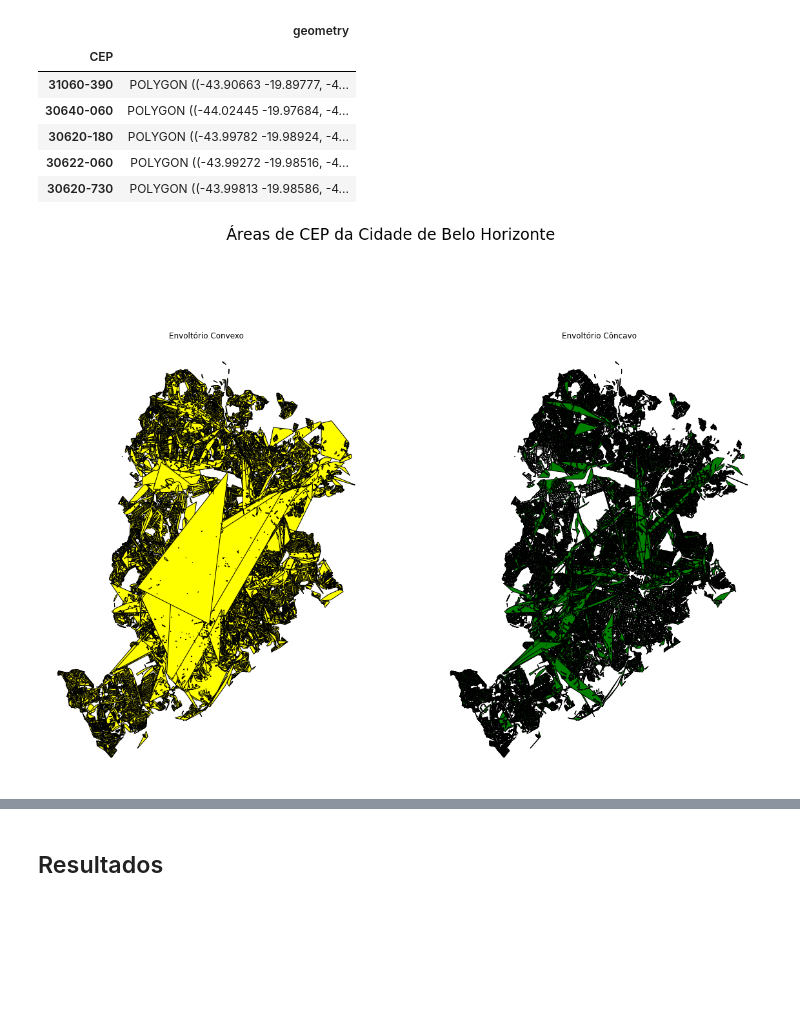
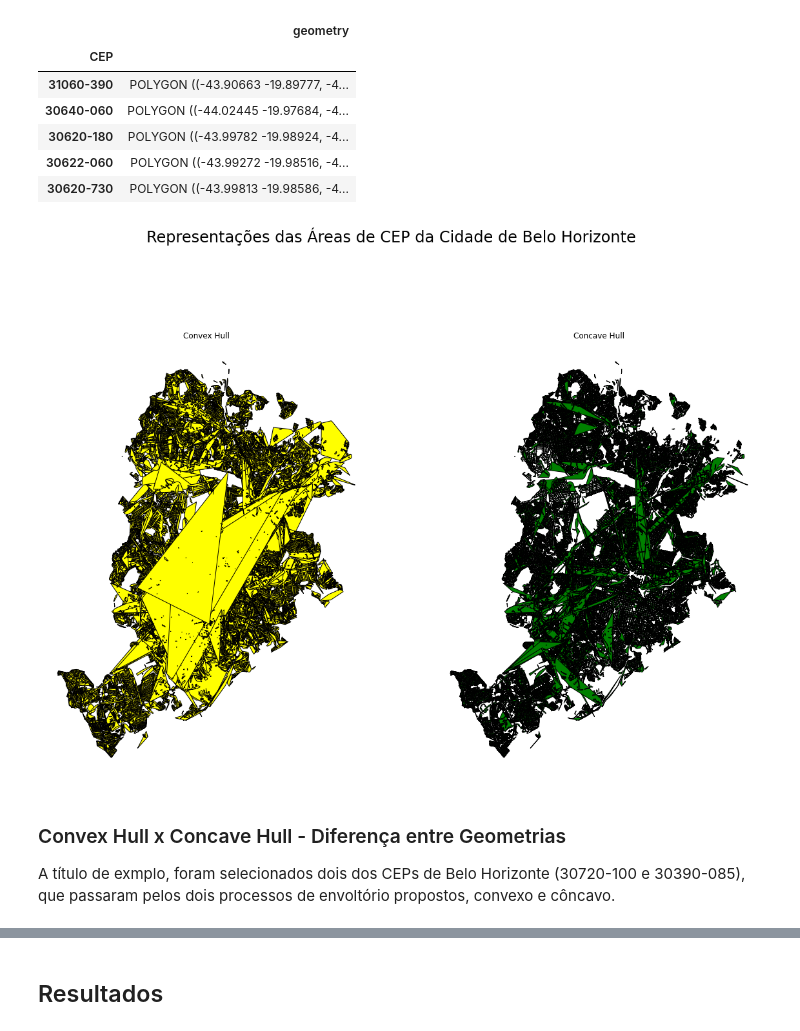
Before and after one commit to mcatrinque/areas-cep-mg, a Jupyter notebook: analise_area_cep_mg.ipynb, the cells around one changed output, grey strips where cells are left out. Drawn from its saved outputs; the diff is of its cells as text; code cells hidden in the pictures; blank space fills up the shorter version.

```diff
--- a/analise_area_cep_mg.ipynb
+++ b/analise_area_cep_mg.ipynb
@@ -474,24 +440,28 @@ bh_area_cep_cv.head()
 | 30620-730 | POLYGON ((-43.99813 -19.98586, -4... |
 # %%
 fig, gax = plt.subplots(ncols=2, figsize = (20,15))
-fig.suptitle("Áreas de CEP da Cidade de Belo Horizonte", fontsize=24)
+fig.suptitle("Representações das Áreas de CEP da Cidade de Belo Horizonte", fontsize=24)
 
-gax[0].set_title("Envoltório Convexo", fontsize=12)
+gax[0].set_title("Convex Hull", fontsize=12)
 bh_area_cep_cv.plot(ax=gax[0],
                     edgecolor='black',
                     color='yellow',
                     linewidth=1)
 gax[0].axis('off')
 
-gax[1].set_title("Envoltório Côncavo", fontsize=12)
+gax[1].set_title("Concave Hull", fontsize=12)
 bh_area_cep.plot(ax=gax[1],
                  edgecolor='black',
                  color='green',
                  linewidth=1)
 gax[1].axis('off')
 
 plt.show()
 # %% [output]
-[figure, old version]
+[figure, new version]
+# %% [markdown]
+### Convex Hull x Concave Hull - Diferença entre Geometrias
+
+A título de exmplo, foram selecionados dois dos CEPs de Belo Horizonte (30720-100 e 30390-085), que passaram pelos dois processos de envoltório propostos, convexo e côncavo.
 # %%
 fig, gax = plt.subplots(ncols=2, nrows=2, figsize = (10,7.5))
```
Also changed, not shown: parts of 36 cells of this notebook.
